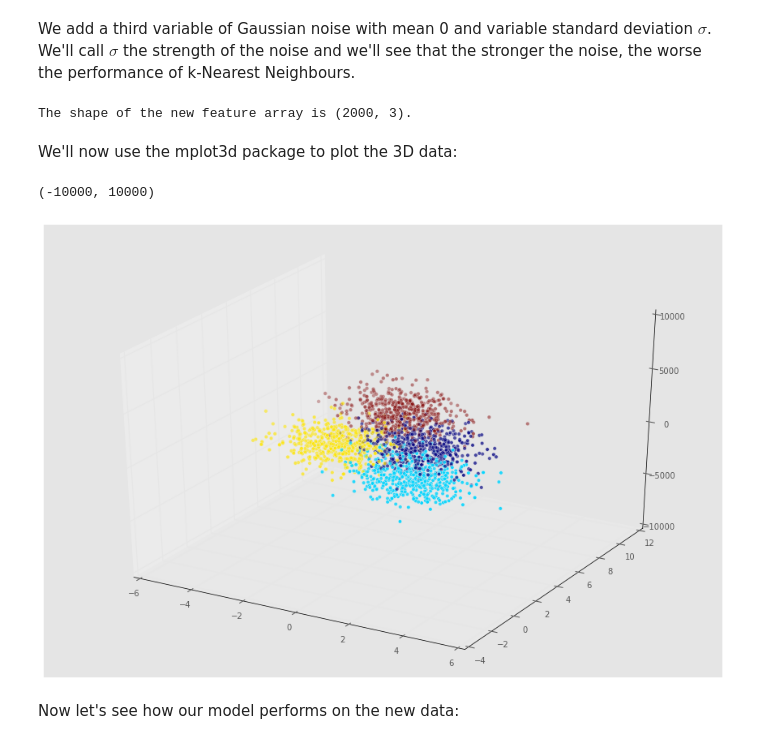
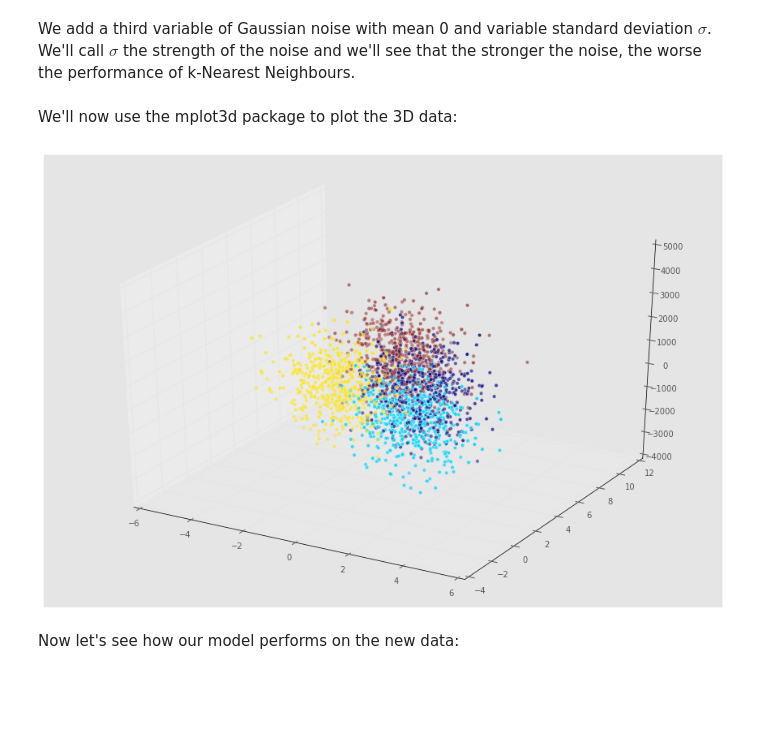
Before and after one commit to hugobowne/machine_learning_techniques, a Jupyter notebook: notes_on_ML/Scaling_synthesized_data.ipynb, the cells around one changed output. Drawn from its saved outputs; the diff is of its cells as text; code cells hidden in the pictures; blank space fills up the shorter version.

```diff
--- a/notes_on_ML/Scaling_synthesized_data.ipynb
+++ b/notes_on_ML/Scaling_synthesized_data.ipynb
@@ -123,20 +121,15 @@ We add a third variable of Gaussian noise with mean 0 and variable standard devi
 ns = 10**(3) # Strength of noise term
 newcol = np.transpose([ns*np.random.randn(n_samples)])
 Xn = np.concatenate((X, newcol), axis = 1)
-print('The shape of the new feature array is %s.' % str(Xn.shape))
-# %% [output]
-The shape of the new feature array is (2000, 3).
 # %% [markdown]
 We'll now use the mplot3d package to plot the 3D data:
 # %%
 from mpl_toolkits.mplot3d import Axes3D
 fig = plt.figure(figsize=(15,10));
 ax = fig.add_subplot(111, projection='3d' , alpha = 0.5);
 ax.scatter(Xn[:,0], Xn[:,1], Xn[:,2], c = y);
-ax.set_zlim((-10*ns,10*ns))
 # %% [output]
-(-10000, 10000)
-[figure, old version]
+[figure, new version]
 # %% [markdown]
 Now let's see how our model performs on the new data:
 # %%
```
Also changed, not shown: parts of 14 cells of this notebook.
